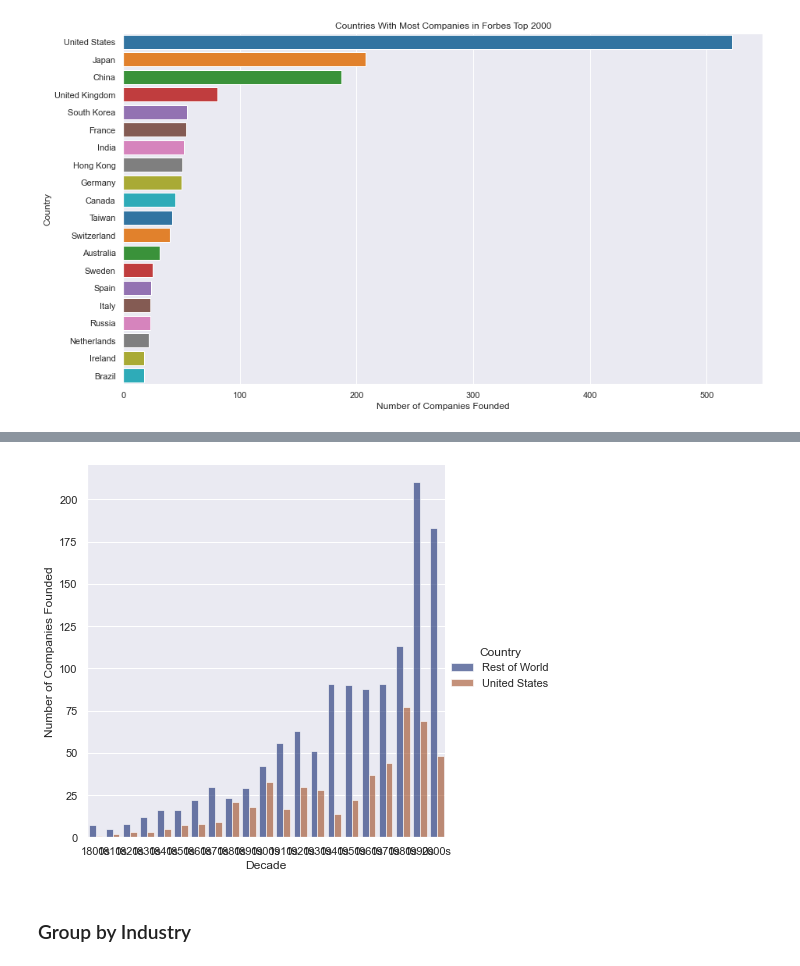
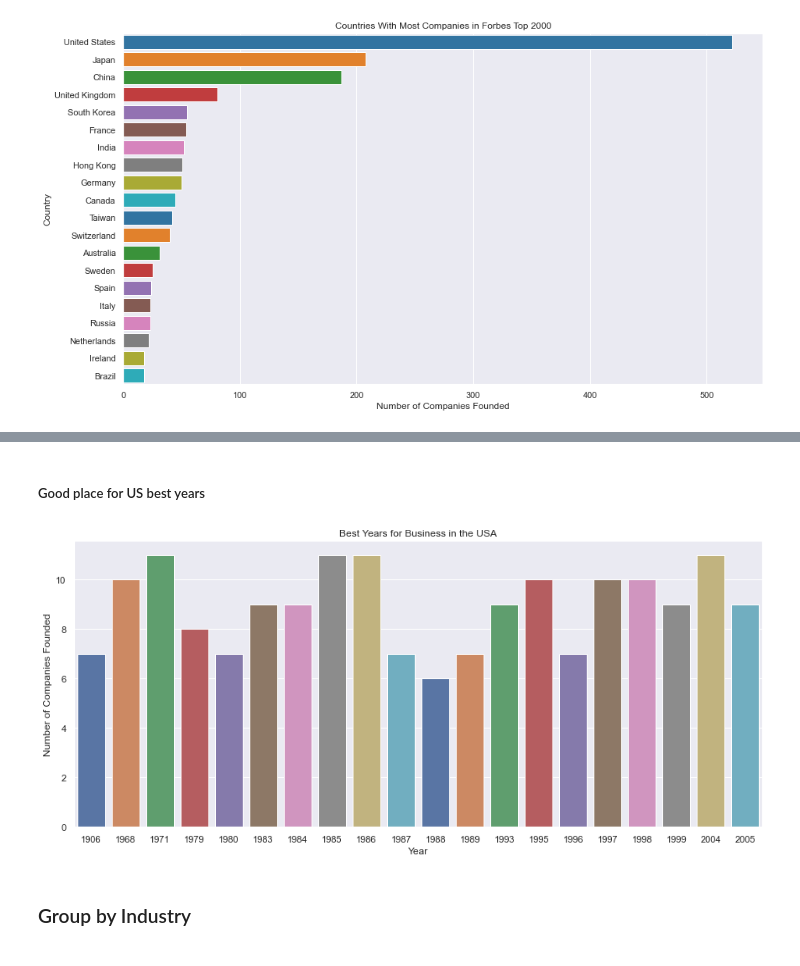
Before and after one commit to valfera/Forbes2000, a Jupyter notebook: Forbes2000Analysis.ipynb, the cells around one changed output, grey strips where cells are left out. Saved outputs shown, nothing was run; the diff lists cells and outputs as text; code cells hidden in the pictures.

```diff
--- a/Forbes2000Analysis.ipynb
+++ b/Forbes2000Analysis.ipynb
@@ -282,10 +300,16 @@ forbes_USROW = forbes_USROW.rename(columns = {'size': 'Number of Companies Found
+# %% [markdown]
+##### Good place for US best years
+# %%
+forbes_US = pd.DataFrame(data = forbes.loc[forbes["Country"] == "United States"])
+
+forbes_USFounded = forbes_US.groupby('Founded', as_index = False).count().sort_values(by = 'Rank', ascending = False).iloc[:20]
+
+forbes_USFounded = forbes_USFounded.rename(columns = {'Rank': 'Number of Companies Founded'})
+
+forbes_USFounded = forbes_USFounded.rename(columns = {'Founded': 'Year'})
 # %%
-sns.set(rc={'figure.figsize':(14.7,8.27)})
+sns.set(rc={'figure.figsize':(14.7, 6.27)})
 
-
-usrow = sns.catplot(data = forbes_USROW, kind = "bar", x = "Decade", y = "Number of Companies Founded", hue = "Country", palette = "dark", alpha = .6, height = 6)
-# usrow.despine(left=True)
-# usrow.set_axis_labels("", "")
-# usrow.legend.set_title("")
+USfounded_bar = sns.barplot(x = 'Year', y = 'Number of Companies Founded', data = forbes_USFounded, palette = 'deep').set_title("Best Years for Business in the USA")
 # %% [output]
-[figure, old version]
+[figure, new version]
```
Also changed, not shown: parts of 52 cells of this notebook.
